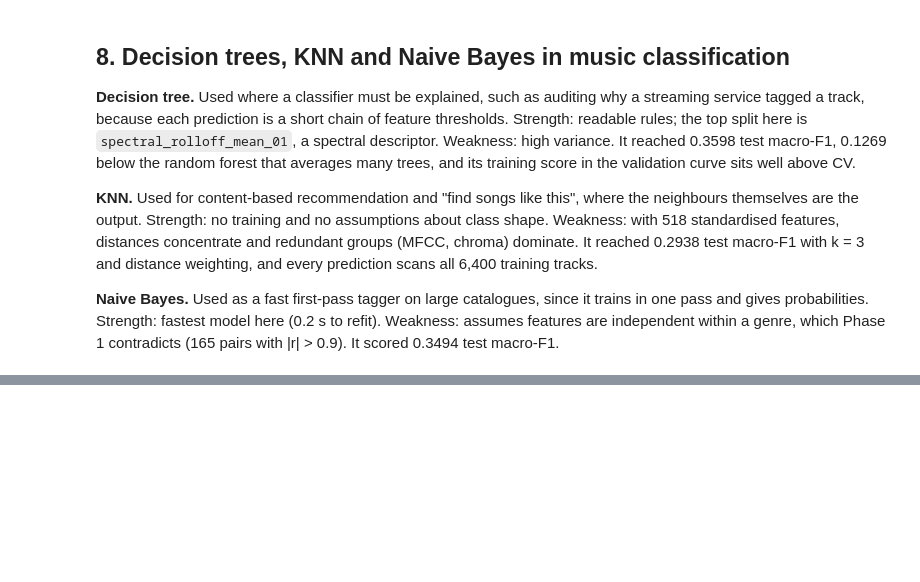
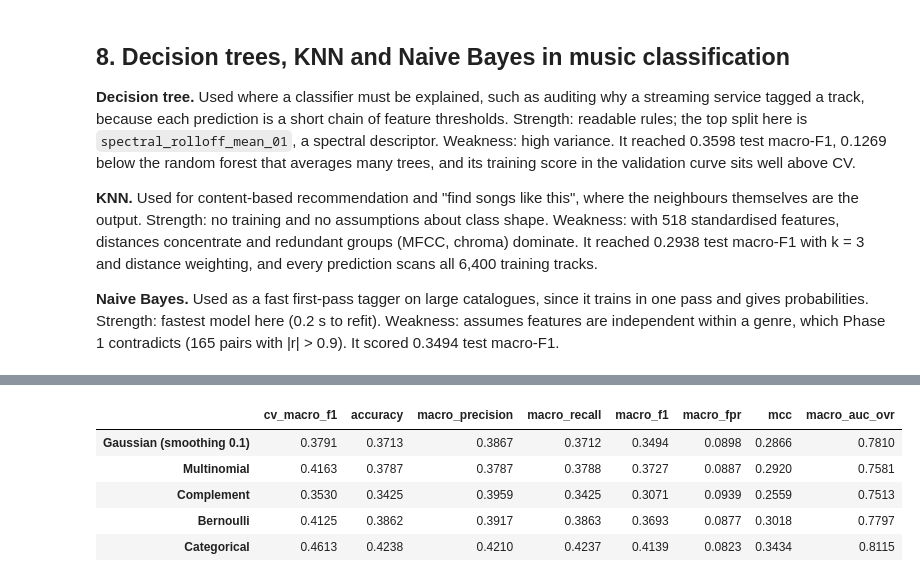
Before and after one commit to MrNoobri/F21DL, a Jupyter notebook: notebooks/03_fma_baselines.ipynb, the cells around one changed output, grey strips where cells are left out. Drawn from its saved outputs; the diff is of its cells as text; code cells hidden in the pictures; blank space fills up the shorter version.

```diff
--- a/notebooks/03_fma_baselines.ipynb
+++ b/notebooks/03_fma_baselines.ipynb
@@ -211,0 +248,32 @@ imp.sort_values("total", ascending=False).round(4)
+# %%
+import warnings
+warnings.filterwarnings("ignore", message="Bins whose width")  # constant-ish features lose a bin; harmless
+from sklearn.model_selection import cross_val_score
+from sklearn.naive_bayes import BernoulliNB, CategoricalNB, ComplementNB, MultinomialNB
+from sklearn.preprocessing import Binarizer, KBinsDiscretizer, MinMaxScaler
+
+variants = {
+    "Gaussian (smoothing 0.1)": searches["naive_bayes"].best_estimator_,
+    "Multinomial": Pipeline([("scale", MinMaxScaler()), ("model", MultinomialNB())]),
+    "Complement": Pipeline([("scale", MinMaxScaler()), ("model", ComplementNB())]),
+    "Bernoulli": Pipeline([("scale", StandardScaler()), ("binary", Binarizer(threshold=0.0)), ("model", BernoulliNB())]),
+    "Categorical": Pipeline([("bins", KBinsDiscretizer(5, encode="ordinal", strategy="quantile")),
+                             ("model", CategoricalNB(min_categories=5))]),
+}
+keep = ["accuracy", "macro_precision", "macro_recall", "macro_f1", "macro_fpr", "mcc", "macro_auc_ovr"]
+nb_rows = {}
+for name, pipe in variants.items():
+    cv_f1 = cross_val_score(clone(pipe), X_train, y_train, cv=cv, scoring="f1_macro", n_jobs=-1).mean()
+    m = clone(pipe).fit(X_train, y_train)
+    met, _ = evaluate(y_test, m.predict(X_test), m.predict_proba(X_test), labels=m.classes_)
+    nb_rows[name] = {"cv_macro_f1": cv_f1, **{k: met[k] for k in keep}}
+nb_table = pd.DataFrame(nb_rows).T.astype(float).round(4)
+higher = [c for c in nb_table.columns if c != "macro_fpr"]
+nb_table.style.format("{:.4f}").highlight_max(subset=higher, props="font-weight: bold").highlight_min(subset=["macro_fpr"], props="font-weight: bold")
+# %% [output]
+|  | cv_macro_f1 | accuracy | macro_precision | macro_recall | macro_f1 | macro_fpr | mcc | macro_auc_ovr |
+| Gaussian (smoothing 0.1) | 0.3791 | 0.3713 | 0.3867 | 0.3712 | 0.3494 | 0.0898 | 0.2866 | 0.7810 |
+| Multinomial | 0.4163 | 0.3787 | 0.3787 | 0.3788 | 0.3727 | 0.0887 | 0.2920 | 0.7581 |
+| Complement | 0.3530 | 0.3425 | 0.3959 | 0.3425 | 0.3071 | 0.0939 | 0.2559 | 0.7513 |
+| Bernoulli | 0.4125 | 0.3862 | 0.3917 | 0.3863 | 0.3693 | 0.0877 | 0.3018 | 0.7797 |
+| Categorical | 0.4613 | 0.4238 | 0.4210 | 0.4237 | 0.4139 | 0.0823 | 0.3434 | 0.8115 |
```
Also changed, not shown: parts of 10 cells of this notebook, 15 other files.
